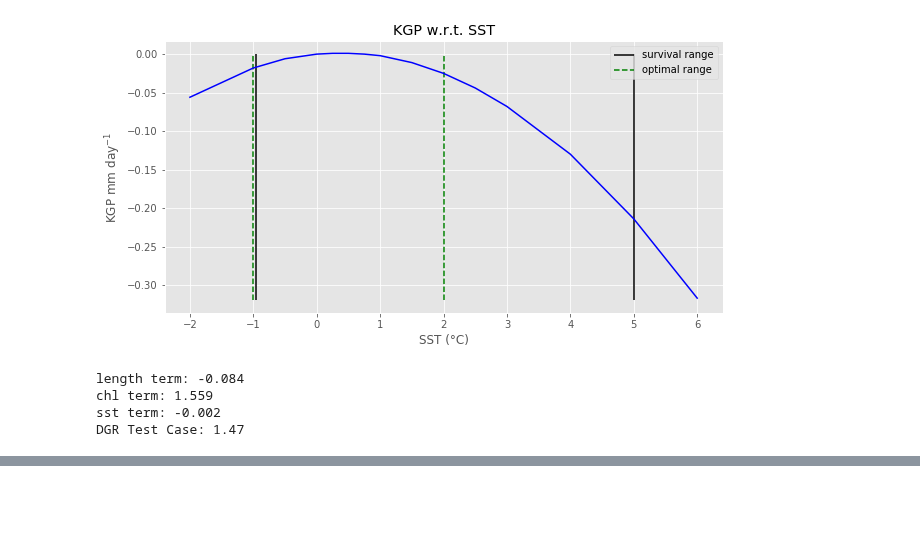
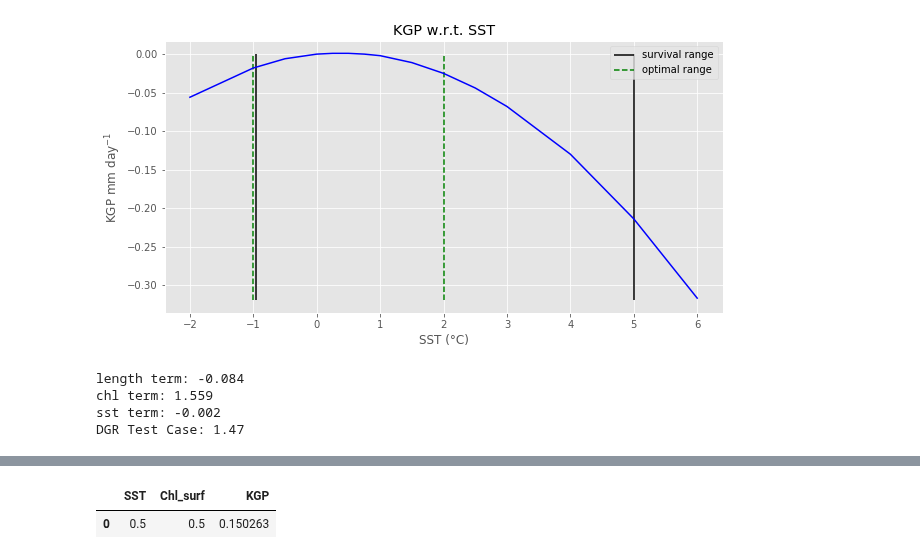
Before and after one commit to Zephyr-Sylvester/krill-cesm-le, a Jupyter notebook: notebooks/DGR-eq-application.ipynb, the cells around one changed output, grey strips where cells are left out. Saved outputs shown, nothing was run; the diff lists cells and outputs as text; code cells hidden in the pictures; blank space fills up the shorter version.

```diff
--- a/notebooks/DGR-eq-application.ipynb
+++ b/notebooks/DGR-eq-application.ipynb
@@ -205,0 +482,6 @@ DGR Test Case: 1.47
+# %%
+kgp_murphy2 = compute_kgp_test(murphy, 40)
+kgp_murphy2
+# %% [output]
+|  | SST | Chl_surf | KGP |
+| 0 | 0.5 | 0.5 | 0.150263 |
```
Also changed, not shown: parts of 22 cells of this notebook, 2 other files.
